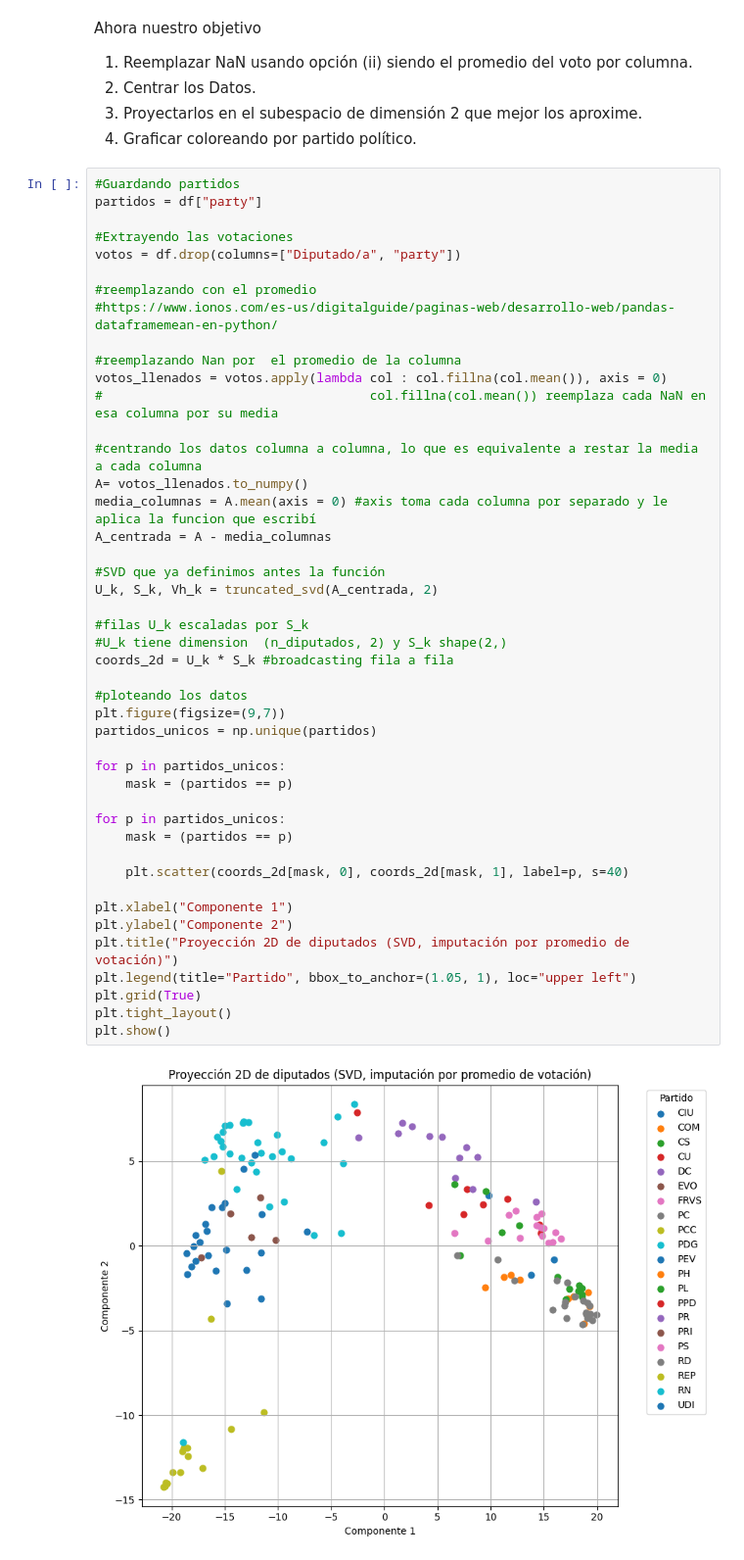
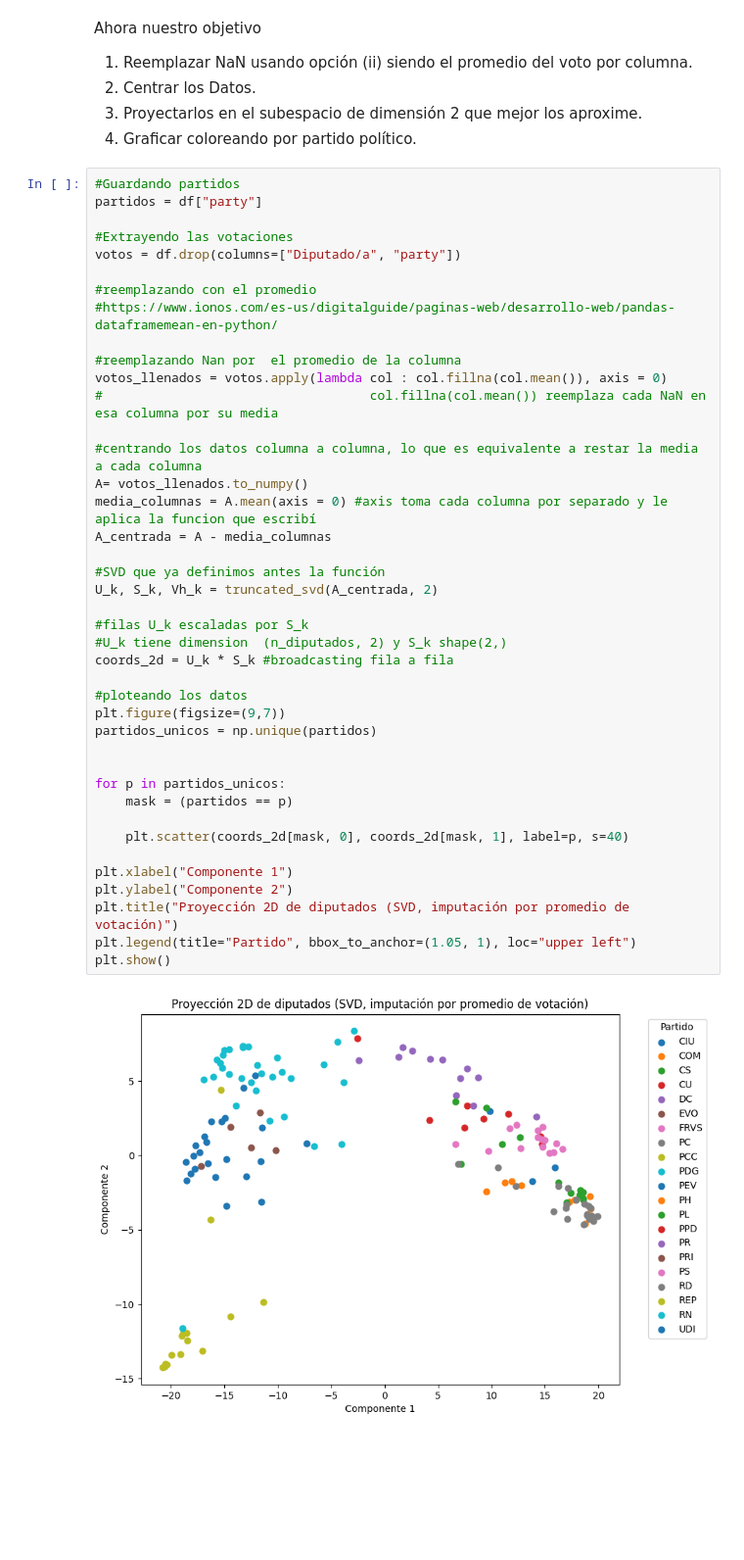
Before and after one commit to isidoragomezz/Proyecto-IMT2230, a Jupyter notebook: Proyecto Computacional/proyecto.ipynb, the cells around one changed output. Shown at 98% size. Drawn from its saved outputs; the diff is of its cells as text; blank space fills up the shorter version.

```diff
--- a/Proyecto Computacional/proyecto.ipynb
+++ b/Proyecto Computacional/proyecto.ipynb
@@ -477,35 +477,31 @@ votos_llenados = votos.apply(lambda col : col.fillna(col.mean()), axis = 0)
 #                                   col.fillna(col.mean()) reemplaza cada NaN en esa columna por su media
 
 #centrando los datos columna a columna, lo que es equivalente a restar la media a cada columna
 A= votos_llenados.to_numpy()
 media_columnas = A.mean(axis = 0) #axis toma cada columna por separado y le aplica la funcion que escribí
 A_centrada = A - media_columnas
 
 #SVD que ya definimos antes la función
 U_k, S_k, Vh_k = truncated_svd(A_centrada, 2)
 
 #filas U_k escaladas por S_k
 #U_k tiene dimension  (n_diputados, 2) y S_k shape(2,)
 coords_2d = U_k * S_k #broadcasting fila a fila
 
 #ploteando los datos
 plt.figure(figsize=(9,7))
 partidos_unicos = np.unique(partidos)
 
-for p in partidos_unicos:
-    mask = (partidos == p)
 
 for p in partidos_unicos:
     mask = (partidos == p)
 
     plt.scatter(coords_2d[mask, 0], coords_2d[mask, 1], label=p, s=40)
 
 plt.xlabel("Componente 1")
 plt.ylabel("Componente 2")
 plt.title("Proyección 2D de diputados (SVD, imputación por promedio de votación)")
 plt.legend(title="Partido", bbox_to_anchor=(1.05, 1), loc="upper left")
-plt.grid(True)
-plt.tight_layout()
 plt.show()
 # %% [output]
-[figure, old version]
+[figure, new version]
```
Also changed, not shown: parts of 4 cells of this notebook.
